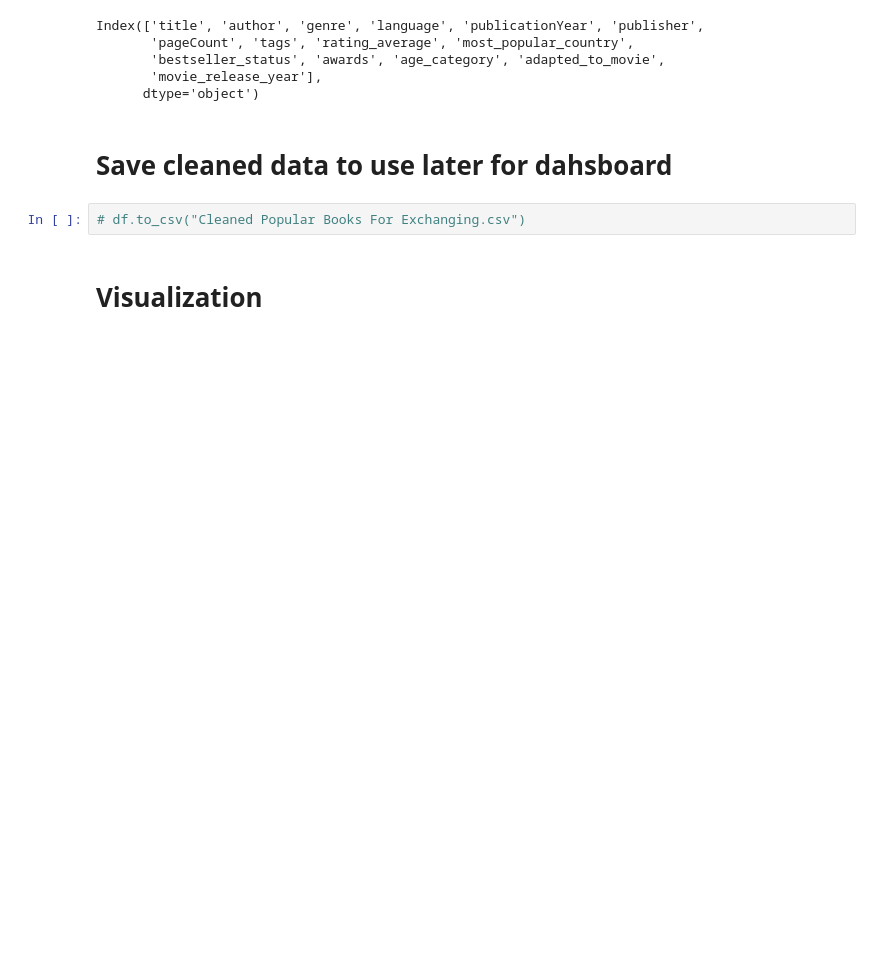
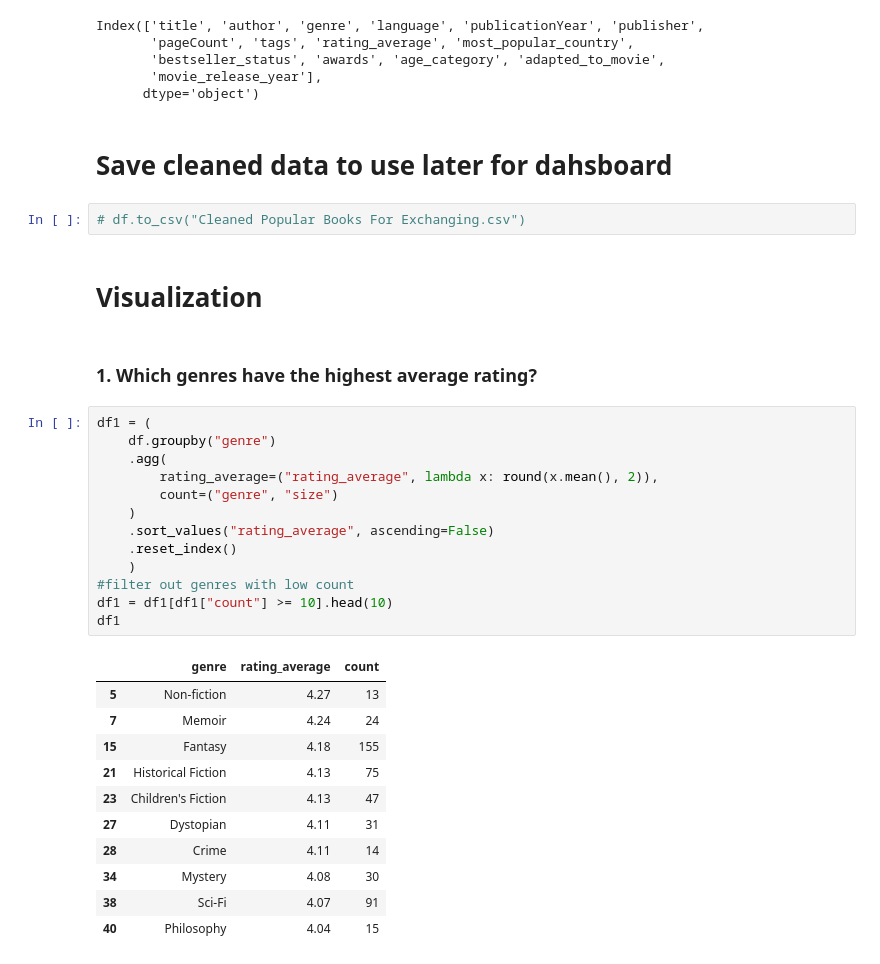
Before and after one commit to mo-chabane-tech/Data-Notebooks-And-Dashboards, a Jupyter notebook: Popular Books For Exchanging/Data Analysis Template.ipynb, the cells around one changed output. Saved outputs shown, nothing was run; the diff lists cells and outputs as text; blank space fills up the shorter version.

```diff
--- a/Popular Books For Exchanging/Data Analysis Template.ipynb
+++ b/Popular Books For Exchanging/Data Analysis Template.ipynb
@@ -188,3 +188,30 @@ Index(['title', 'author', 'genre', 'language', 'publicationYear', 'publisher',
 # df.to_csv("Cleaned Popular Books For Exchanging.csv")
 # %% [markdown]
 # Visualization
+# %% [markdown]
+### 1. Which genres have the highest average rating?
+# %%
+df1 = (
+    df.groupby("genre")
+    .agg(
+        rating_average=("rating_average", lambda x: round(x.mean(), 2)),
+        count=("genre", "size")
+    )
+    .sort_values("rating_average", ascending=False)
+    .reset_index()
+    )
+#filter out genres with low count
+df1 = df1[df1["count"] >= 10].head(10)
+df1
+# %% [output]
+|  | genre | rating_average | count |
+| 5 | Non-fiction | 4.27 | 13 |
+| 7 | Memoir | 4.24 | 24 |
+| 15 | Fantasy | 4.18 | 155 |
+| 21 | Historical Fiction | 4.13 | 75 |
+| 23 | Children's Fiction | 4.13 | 47 |
+| 27 | Dystopian | 4.11 | 31 |
+| 28 | Crime | 4.11 | 14 |
+| 34 | Mystery | 4.08 | 30 |
+| 38 | Sci-Fi | 4.07 | 91 |
+| 40 | Philosophy | 4.04 | 15 |
```
Also changed, not shown: parts of 2 cells of this notebook.
